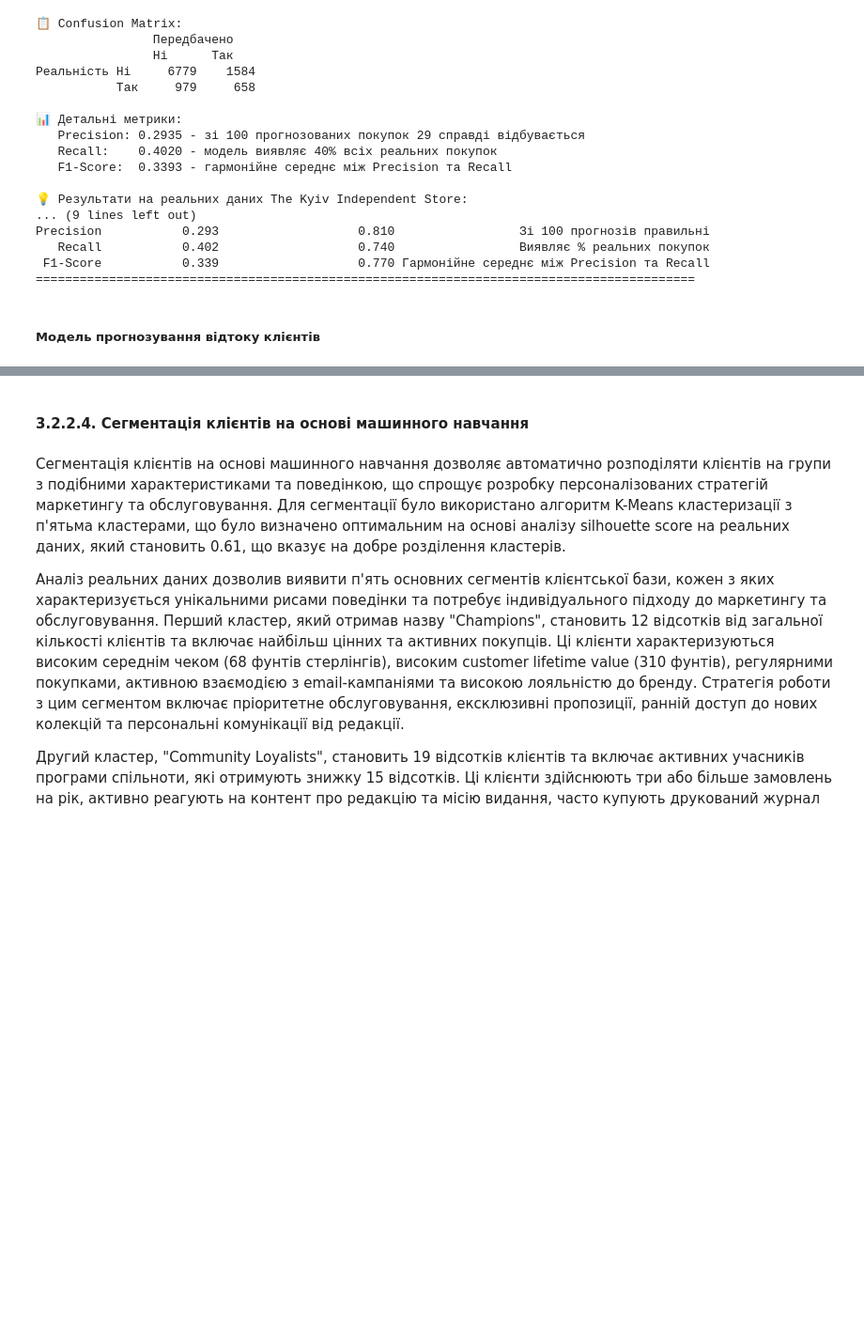
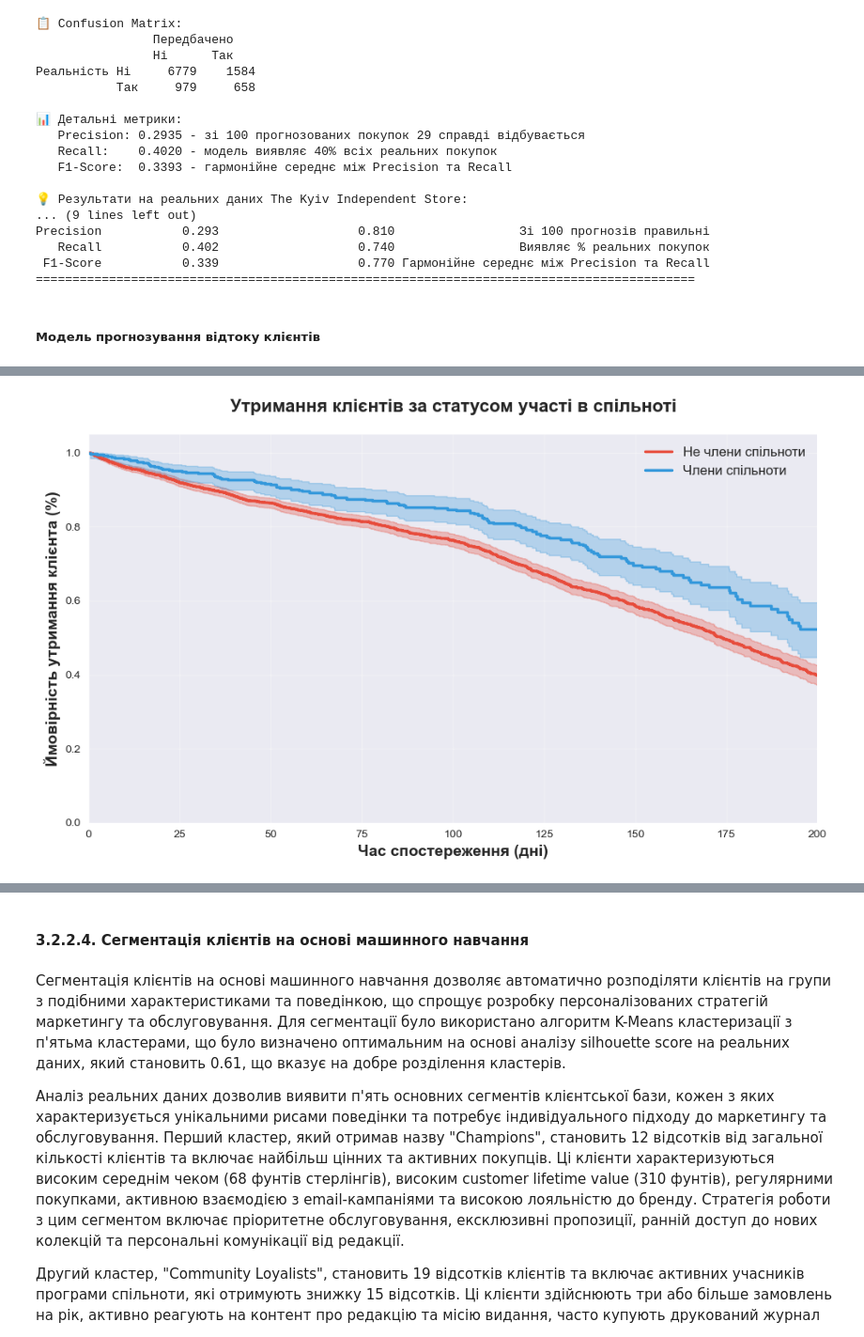
Before and after one commit to yao157/MasterProject, a Jupyter notebook: Part_3/Part_3.2.ipynb, the cells around one changed output, grey strips where cells are left out. Shown at 94% size. Saved outputs shown, nothing was run; the diff lists cells and outputs as text; code cells hidden in the pictures; blank space fills up the shorter version.

```diff
--- a/Part_3/Part_3.2.ipynb
+++ b/Part_3/Part_3.2.ipynb
@@ -566,0 +578,75 @@ C-index: 0.6068
+# %%
+# Kaplan-Meier криві виживання для різних груп клієнтів
+# Створюємо дані для Kaplan-Meier аналізу
+kmf_data = df_churn[['time_to_event', 'churned', 'community_member']].copy()
+
+# Ініціалізуємо KaplanMeierFitter
+kmf = KaplanMeierFitter()
+
+# Створюємо фігуру для візуалізації
+fig, ax = plt.subplots(figsize=(10, 6))
+
+# Група 1: Не члени спільноти
+kmf_data_non_member = kmf_data[kmf_data['community_member'] == 0]
+kmf.fit(
+    durations=kmf_data_non_member['time_to_event'],
+    event_observed=kmf_data_non_member['churned'],
+    label='Не члени спільноти'
+)
+kmf.plot_survival_function(ax=ax, color='#e74c3c', linewidth=2.5, ci_show=True, ci_alpha=0.3)
+
+# Група 2: Члени спільноти
+kmf_data_member = kmf_data[kmf_data['community_member'] == 1]
+kmf.fit(
+    durations=kmf_data_member['time_to_event'],
+    event_observed=kmf_data_member['churned'],
+    label='Члени спільноти'
+)
+kmf.plot_survival_function(ax=ax, color='#3498db', linewidth=2.5, ci_show=True, ci_alpha=0.3)
+
+# Налаштування графіка
+ax.set_xlabel('Час спостереження (дні)', fontsize=14, fontweight='bold')
+ax.set_ylabel('Ймовірність утримання клієнта (%)', fontsize=14, fontweight='bold')
+ax.set_title('Утримання клієнтів за статусом участі в спільноті',
+             fontsize=16, fontweight='bold', pad=20)
+ax.grid(True, alpha=0.3)
+ax.set_ylim([0, 1.05])
+ax.set_xlim([0, 200])
+
+# Додаємо легенду
+ax.legend(loc='upper right', fontsize=12, framealpha=0.9)
+
+# Статистичний тест (Log-rank test)
+results = logrank_test(
+    kmf_data_non_member['time_to_event'],
+    kmf_data_member['time_to_event'],
+    event_observed_A=kmf_data_non_member['churned'],
+    event_observed_B=kmf_data_member['churned']
+)
+
+# # Додаємо p-value на графік
+# p_value_text = f'Log-rank test p-value = {results.p_value:.3f}'
+# ax.text(0.02, 0.05, p_value_text, transform=ax.transAxes,
+#         fontsize=12, bbox=dict(boxstyle='round', facecolor='wheat', alpha=0.8),
+#         fontweight='bold')
+
+plt.tight_layout()
+plt.show()
+
+print("\n" + "=" * 70)
+print("РЕЗУЛЬТАТИ KAPLAN-MEIER АНАЛІЗУ")
+print("=" * 70)
+print(f"\n📊 Статистичний тест (Log-rank test):")
+print(f"   P-value: {results.p_value:.4f}")
+if results.p_value < 0.05:
+    print(f"   ✅ Статистично значуща різниця між групами (p < 0.05)")
+else:
+    print(f"   ⚠️  Немає статистично значущої різниці між групами (p >= 0.05)")
+
+print(f"\n💡 Інтерпретація:")
+print(f"   - Крива показує ймовірність того, що клієнт залишиться активним (не відтокує)")
+print(f"   - Члени спільноти мають вищу ймовірність утримання порівняно з не членами")
+print(f"   - Чим вище крива, тим краще утримання клієнтів")
+print("=" * 70)
+# %% [output]
+[figure, added]
```
Also changed, not shown: parts of 7 cells of this notebook, 3 other files.
